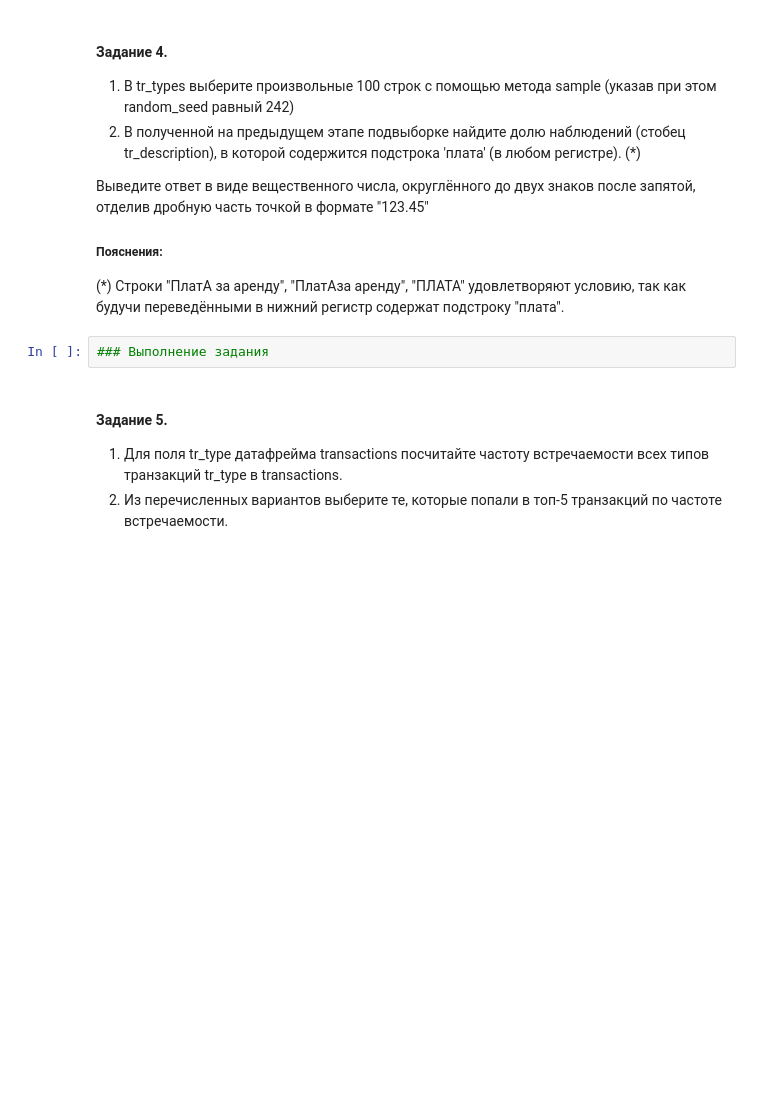
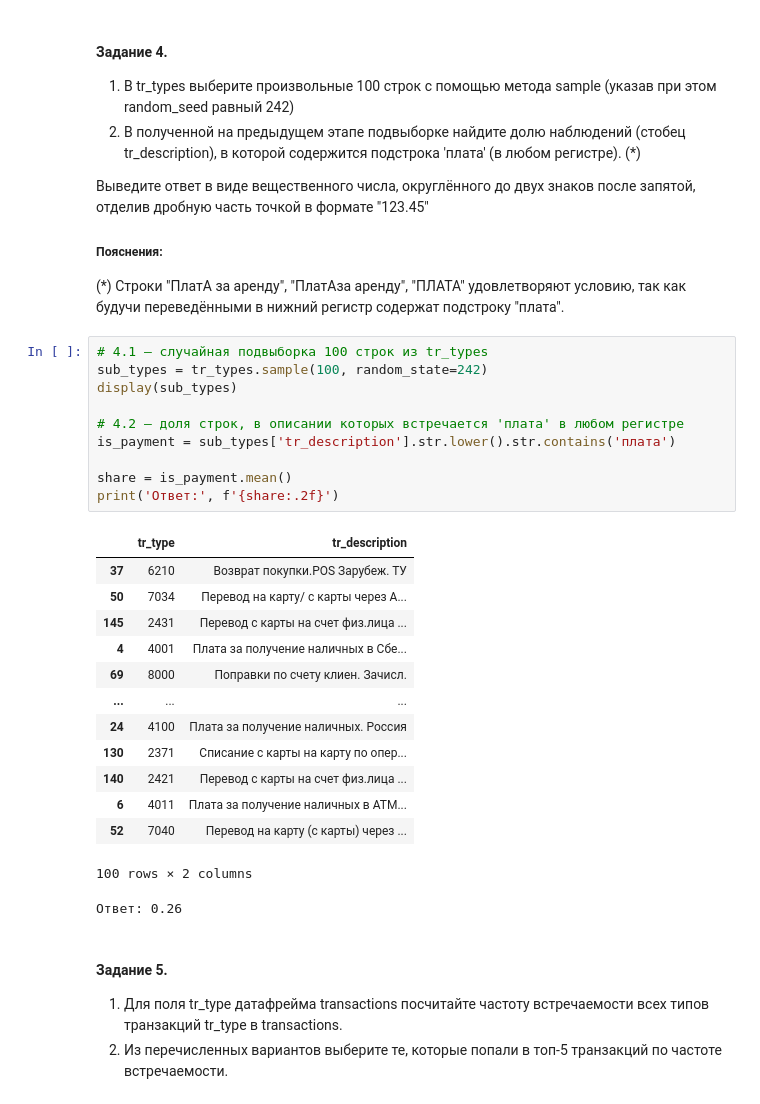
Before and after one commit to Kra7775-a/my, a Jupyter notebook: l3/tz/task_Pandas.ipynb, the cells around one changed output. Cells and saved outputs as stored; diff of their text form; blank space fills up the shorter version.

```diff
--- a/l3/tz/task_Pandas.ipynb
+++ b/l3/tz/task_Pandas.ipynb
@@ -137,8 +298,31 @@ tr_type;tr_description
 
 ##### Пояснения:
 (\*) Строки "ПлатА за аренду", "ПлатАза аренду", "ПЛАТА" удовлетворяют условию, так как будучи переведёнными в нижний регистр содержат подстроку "плата".
-# %%
-### Выполнение задания
+# %%
+# 4.1 — случайная подвыборка 100 строк из tr_types
+sub_types = tr_types.sample(100, random_state=242)
+display(sub_types)
+
+# 4.2 — доля строк, в описании которых встречается 'плата' в любом регистре
+is_payment = sub_types['tr_description'].str.lower().str.contains('плата')
+
+share = is_payment.mean()
+print('Ответ:', f'{share:.2f}')
+# %% [output]
+|  | tr_type | tr_description |
+| 37 | 6210 | Возврат покупки.POS Зарубеж. ТУ |
+| 50 | 7034 | Перевод на карту/ с карты через А... |
+| 145 | 2431 | Перевод с карты на счет физ.лица ... |
+| 4 | 4001 | Плата за получение наличных в Сбе... |
+| 69 | 8000 | Поправки по счету клиен. Зачисл. |
+| ... | ... | ... |
+| 24 | 4100 | Плата за получение наличных. Россия |
+| 130 | 2371 | Списание с карты на карту по опер... |
+| 140 | 2421 | Перевод с карты на счет физ.лица ... |
+| 6 | 4011 | Плата за получение наличных в АТМ... |
+| 52 | 7040 | Перевод на карту (с карты) через ... |
+100 rows × 2 columns
+Ответ: 0.26
 # %% [markdown]
 #### **Задание 5.**
 1. Для поля tr_type датафрейма transactions посчитайте частоту встречаемости всех типов транзакций tr_type в transactions.
```
Also changed, not shown: parts of 22 cells of this notebook, 1 other file.
